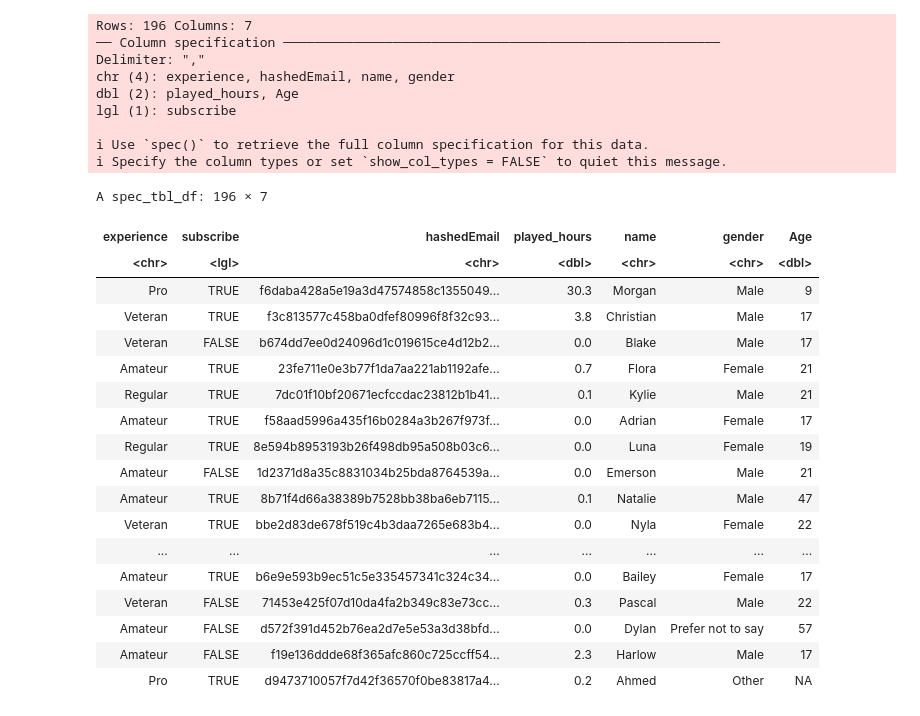
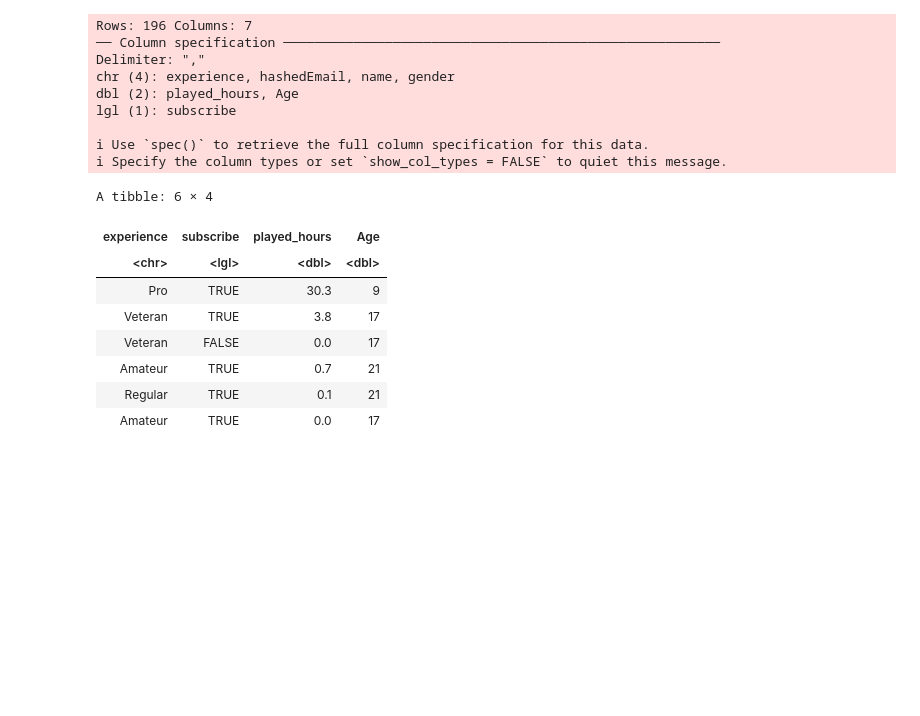
Before and after one commit to annhuynhh/dsci_group_final_project, a Jupyter notebook: wrangling1.ipynb, the cells around one changed output. Cells and saved outputs as stored; diff of their text form; code cells hidden in the pictures; blank space fills up the shorter version.

```diff
--- a/wrangling1.ipynb
+++ b/wrangling1.ipynb
@@ -14,33 +23,24 @@ library(tidyverse)
 # %%
-players <- read_csv("players.csv")
+players_data <- read_csv("players.csv")|>
+    select(-hashedEmail, -name, -gender)
 
-players
+head(players_data)
 # %% [output]
 Rows: 196 Columns: 7
 ── Column specification ────────────────────────────────────────────────────────
 Delimiter: ","
 chr (4): experience, hashedEmail, name, gender
 dbl (2): played_hours, Age
 lgl (1): subscribe
 
 ℹ Use `spec()` to retrieve the full column specification for this data.
 ℹ Specify the column types or set `show_col_types = FALSE` to quiet this message.
-A spec_tbl_df: 196 × 7
+A tibble: 6 × 4
-| experience | subscribe | hashedEmail | played_hours | name | gender | Age |
-| <chr> | <lgl> | <chr> | <dbl> | <chr> | <chr> | <dbl> |
-| Pro | TRUE | f6daba428a5e19a3d47574858c1355049... | 30.3 | Morgan | Male | 9 |
-| Veteran | TRUE | f3c813577c458ba0dfef80996f8f32c93... | 3.8 | Christian | Male | 17 |
-| Veteran | FALSE | b674dd7ee0d24096d1c019615ce4d12b2... | 0.0 | Blake | Male | 17 |
-| Amateur | TRUE | 23fe711e0e3b77f1da7aa221ab1192afe... | 0.7 | Flora | Female | 21 |
-| Regular | TRUE | 7dc01f10bf20671ecfccdac23812b1b41... | 0.1 | Kylie | Male | 21 |
-| Amateur | TRUE | f58aad5996a435f16b0284a3b267f973f... | 0.0 | Adrian | Female | 17 |
-| Regular | TRUE | 8e594b8953193b26f498db95a508b03c6... | 0.0 | Luna | Female | 19 |
-| Amateur | FALSE | 1d2371d8a35c8831034b25bda8764539a... | 0.0 | Emerson | Male | 21 |
-| Amateur | TRUE | 8b71f4d66a38389b7528bb38ba6eb7115... | 0.1 | Natalie | Male | 47 |
-| Veteran | TRUE | bbe2d83de678f519c4b3daa7265e683b4... | 0.0 | Nyla | Female | 22 |
-| ... | ... | ... | ... | ... | ... | ... |
-| Amateur | TRUE | b6e9e593b9ec51c5e335457341c324c34... | 0.0 | Bailey | Female | 17 |
-| Veteran | FALSE | 71453e425f07d10da4fa2b349c83e73cc... | 0.3 | Pascal | Male | 22 |
-| Amateur | FALSE | d572f391d452b76ea2d7e5e53a3d38bfd... | 0.0 | Dylan | Prefer not to say | 57 |
-| Amateur | FALSE | f19e136ddde68f365afc860c725ccff54... | 2.3 | Harlow | Male | 17 |
-| Pro | TRUE | d9473710057f7d42f36570f0be83817a4... | 0.2 | Ahmed | Other | NA |
+| experience | subscribe | played_hours | Age |
+| <chr> | <lgl> | <dbl> | <dbl> |
+| Pro | TRUE | 30.3 | 9 |
+| Veteran | TRUE | 3.8 | 17 |
+| Veteran | FALSE | 0.0 | 17 |
+| Amateur | TRUE | 0.7 | 21 |
+| Regular | TRUE | 0.1 | 21 |
+| Amateur | TRUE | 0.0 | 17 |
```
Also changed, not shown: parts of 6 cells of this notebook.
